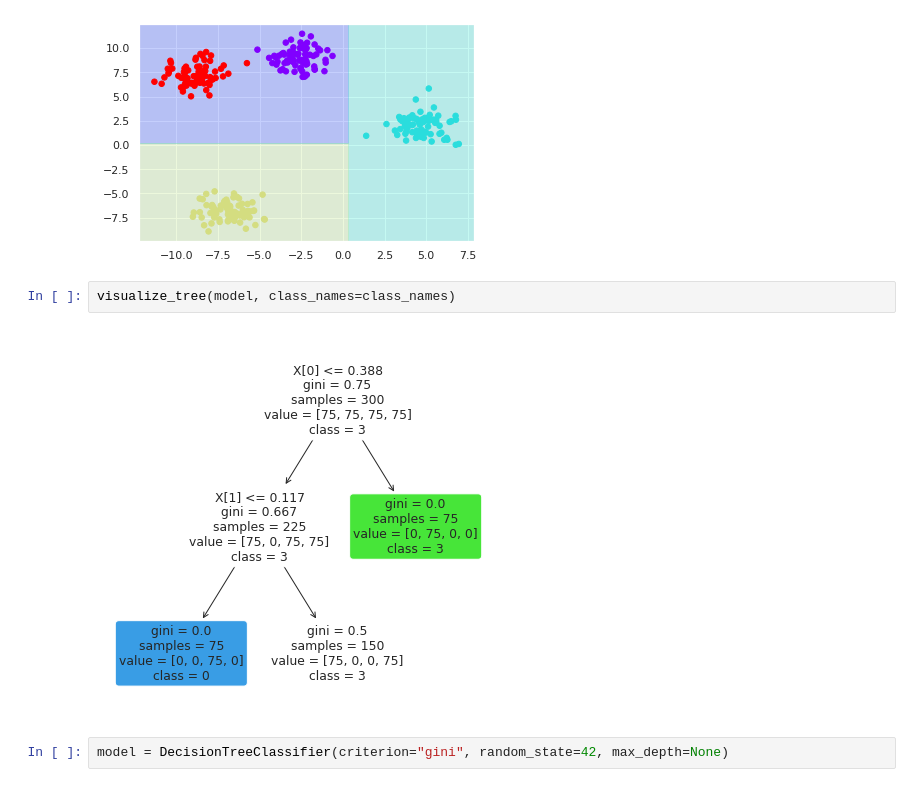
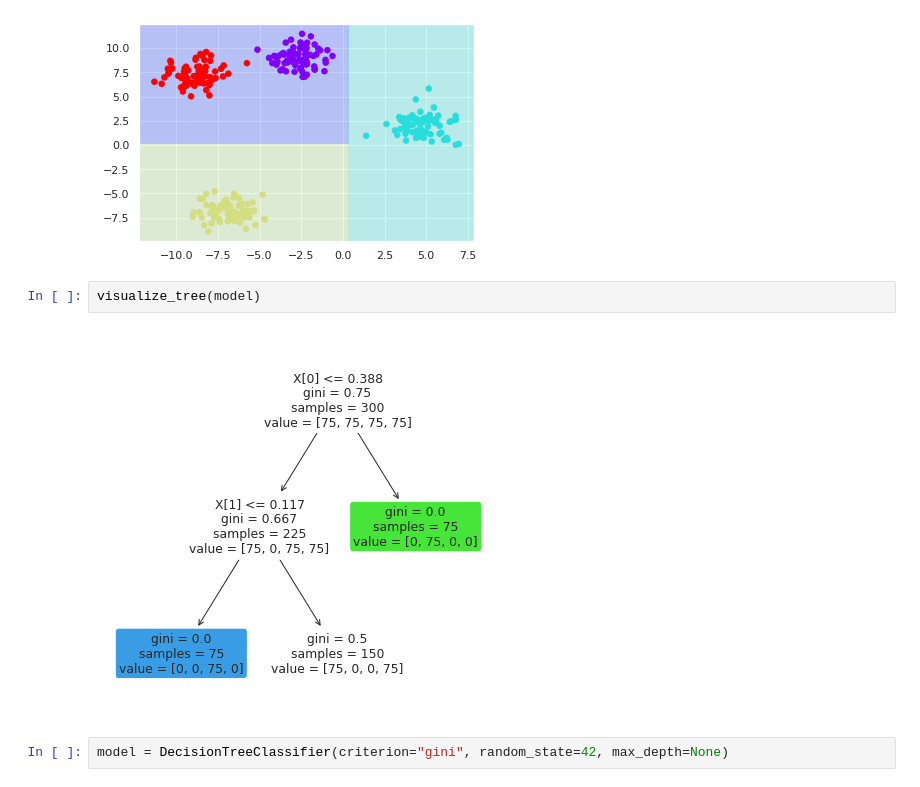
Before and after one commit to miguelgfierro/ai_projects, a Jupyter notebook: Grandient_Boosting_Decision_Trees/GBDT.ipynb, the cells around one changed output. Cells and saved outputs as stored; diff of their text form.

```diff
--- a/Grandient_Boosting_Decision_Trees/GBDT.ipynb
+++ b/Grandient_Boosting_Decision_Trees/GBDT.ipynb
@@ -64,9 +63,9 @@ visualize_classifier(model, X, y)
 # %% [output]
 [figure]
 # %%
-visualize_tree(model, class_names=class_names)
+visualize_tree(model)
 # %% [output]
-[figure, old version]
+[figure, new version]
 # %%
 model = DecisionTreeClassifier(criterion="gini", random_state=42, max_depth=None)
 # %%
```
Also changed, not shown: parts of 8 cells of this notebook.
